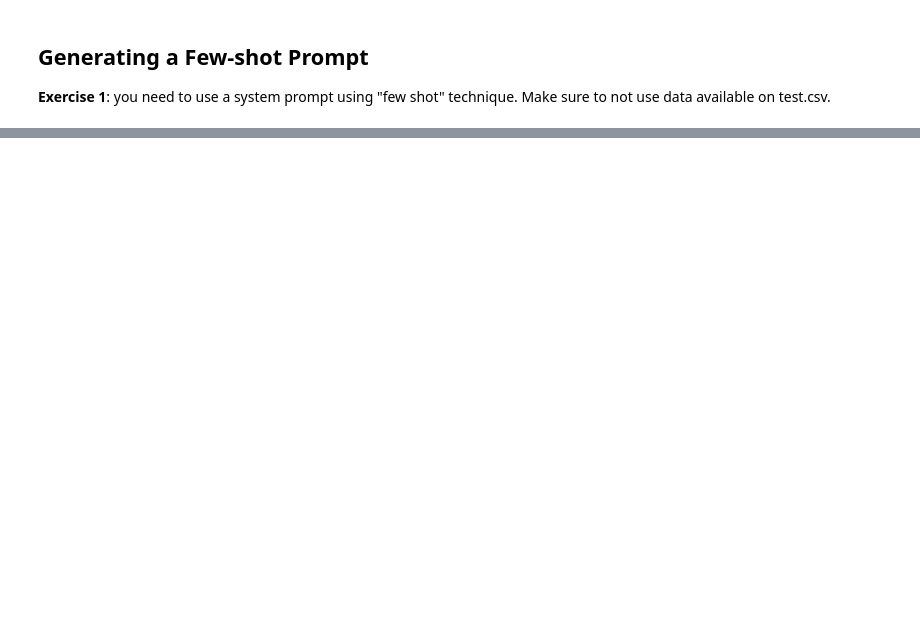
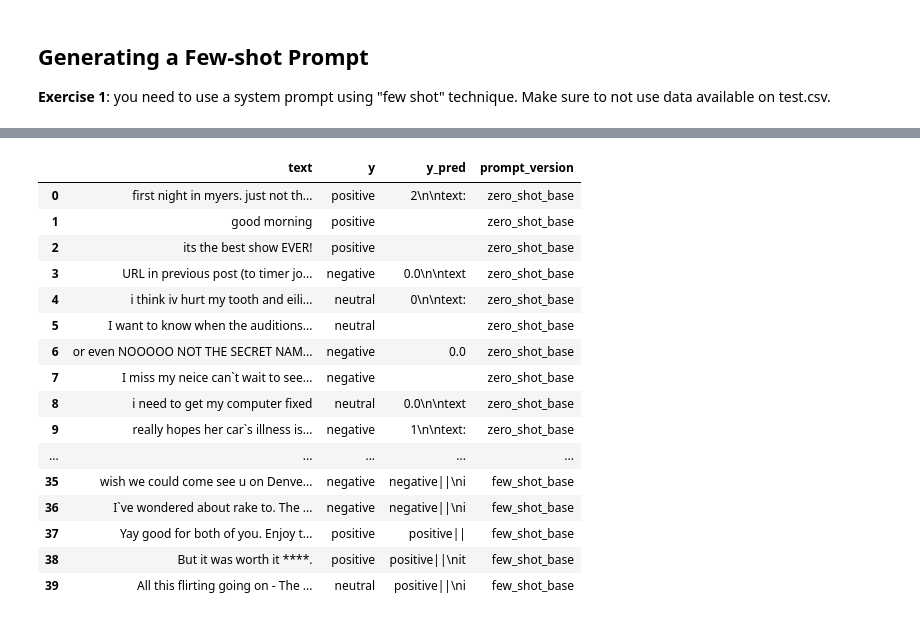
Before and after one commit to joaomr810/GenAI_PromptEngineering, a Jupyter notebook: notebooks/base_model_prompting.ipynb, the cells around one changed output, grey strips where cells are left out. Saved outputs shown, nothing was run; the diff lists cells and outputs as text; code cells hidden in the pictures; blank space fills up the shorter version.

Commit message:
added final base_model and few_shot_base

```diff
--- a/notebooks/base_model_prompting.ipynb
+++ b/notebooks/base_model_prompting.ipynb
@@ -176,0 +235,9 @@ chat(zero_shot_prompt, max_tokens=2)
+# %%
+def classify_text(text: str, prompt_version: str = "zero_shot_base", delimiter="\n"):
+    def parse_output(answer_raw, delimiter):
+        answer = answer_raw.split(delimiter)[0].lower().strip()
+        return answer
+    prompt = get_prompt(prompt_version, text)
+    print(prompt)
+    answer_raw, _ = chat(prompt=prompt, max_tokens=5)
+    return parse_output(answer_raw, delimiter)
@@ -176,0 +281,6 @@ chat(zero_shot_prompt, max_tokens=2)
+# %%
+prompt_versions_to_test = ["zero_shot_base", 'few_shot_base']
+# %%
+test = pd.read_csv(r'C:\Users\Joao\Desktop\ISAG\2-T\Generative AI\Trabalho 1\materials\data\test.csv')[["text", "sentiment"]]
+print(test.shape)
+test.head()
@@ -176,0 +295,14 @@ chat(zero_shot_prompt, max_tokens=2)
+# %%
+preds = list()
+for prompt_version in prompt_versions_to_test:
+    n_preds = 0
+    print(prompt_version)
+    for i, row in test.iterrows():
+        try:
+            pred = classify_text(row.text, prompt_version=prompt_version, delimiter=" ")
+            print("\n",row.text, "\ntrue label:", row.sentiment, "\npred:", pred)
+            preds.append((row["text"],row["sentiment"],pred, prompt_version))
+            n_preds+=1
+        except Exception as e:
+            print(e)
+            print("let's try again")
@@ -176,0 +327,22 @@ chat(zero_shot_prompt, max_tokens=2)
+# %%
+preds_df = pd.DataFrame(preds, columns=["text","y","y_pred","prompt_version"])
+
+preds_df
+# %% [output]
+|  | text | y | y_pred | prompt_version |
+| 0 | first night in myers. just not th... | positive | 2\n\ntext: | zero_shot_base |
+| 1 | good morning | positive |  | zero_shot_base |
+| 2 | its the best show EVER! | positive |  | zero_shot_base |
+| 3 | URL in previous post (to timer jo... | negative | 0.0\n\ntext | zero_shot_base |
+| 4 | i think iv hurt my tooth and eili... | neutral | 0\n\ntext: | zero_shot_base |
+| 5 | I want to know when the auditions... | neutral |  | zero_shot_base |
+| 6 | or even NOOOOO NOT THE SECRET NAM... | negative | 0.0 | zero_shot_base |
+| 7 | I miss my neice can`t wait to see... | negative |  | zero_shot_base |
+| 8 | i need to get my computer fixed | neutral | 0.0\n\ntext | zero_shot_base |
+| 9 | really hopes her car`s illness is... | negative | 1\n\ntext: | zero_shot_base |
+| ... | ... | ... | ... | ... |
+| 35 | wish we could come see u on Denve... | negative | negative||\ni | few_shot_base |
+| 36 | I`ve wondered about rake to. The ... | negative | negative||\ni | few_shot_base |
+| 37 | Yay good for both of you. Enjoy t... | positive | positive|| | few_shot_base |
+| 38 | But it was worth it ****. | positive | positive||\nit | few_shot_base |
+| 39 | All this flirting going on - The ... | neutral | positive||\ni | few_shot_base |
```
Also changed, not shown: parts of 25 cells of this notebook, 1 other file.
